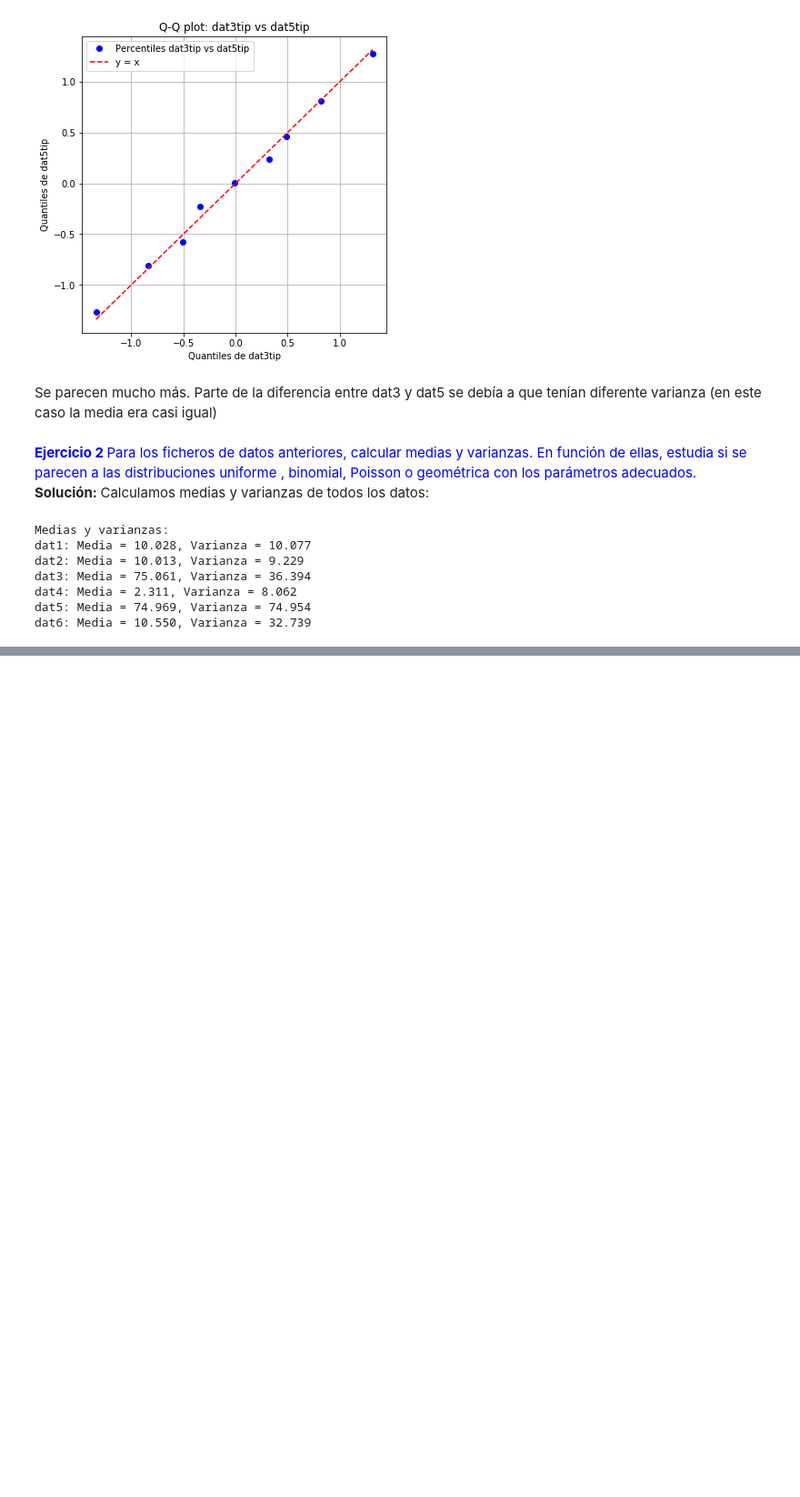
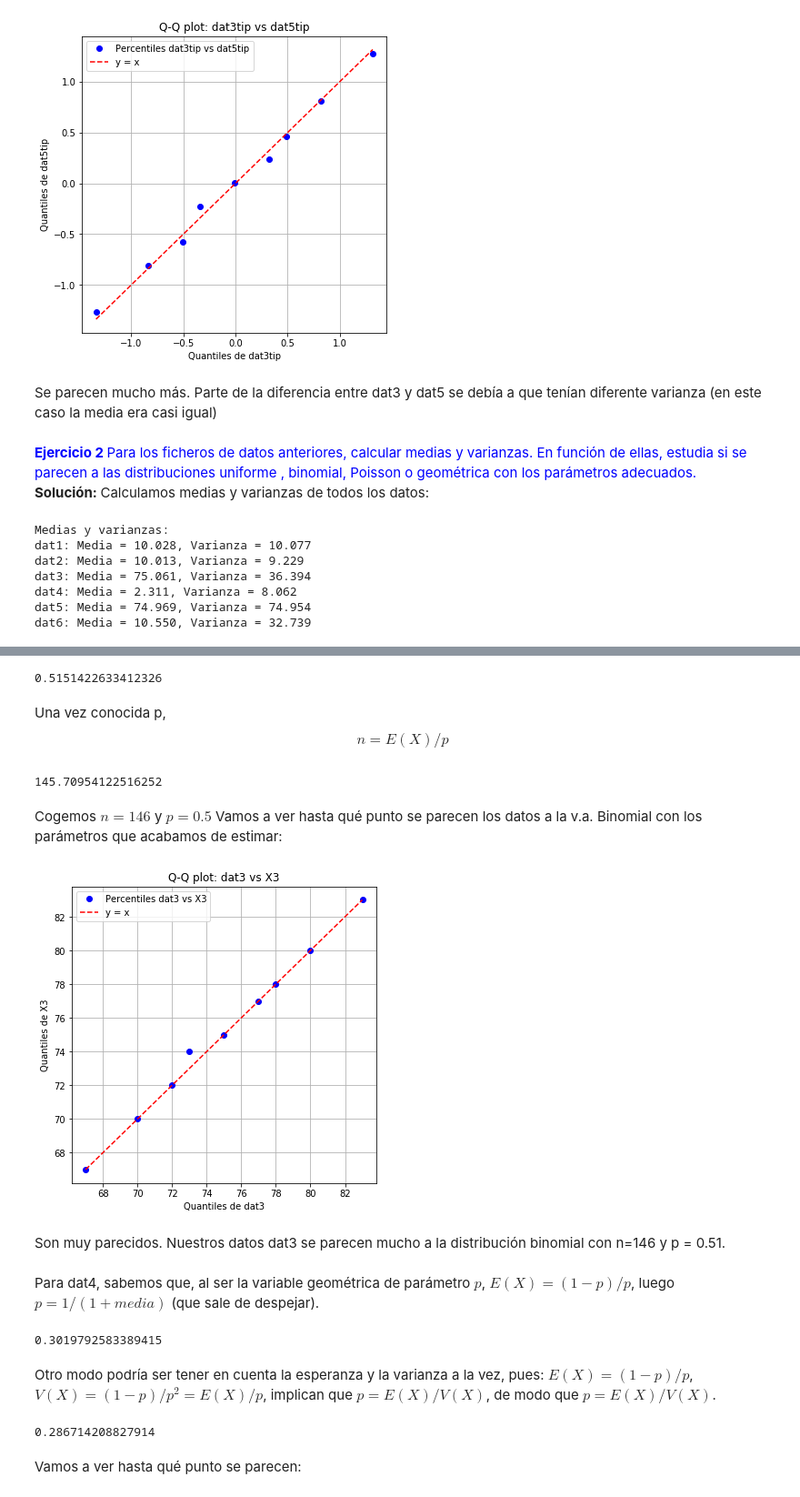
Before and after one commit to JMALMIRA/statistics, a Jupyter notebook: PRACTICA 9 ESTADISTICA.ipynb, the cells around one changed output, grey strips where cells are left out. Shown at 91% size. Saved outputs shown, nothing was run; the diff lists cells and outputs as text; code cells hidden in the pictures; blank space fills up the shorter version.

```diff
--- a/PRACTICA 9 ESTADISTICA.ipynb
+++ b/PRACTICA 9 ESTADISTICA.ipynb
@@ -182,0 +202,55 @@ dat6: Media = 10.550, Varianza = 32.739
+# %%
+p=1-dat3.var()/dat3.mean()
+p
+# %% [output]
+0.5151422633412326
+# %% [markdown]
+Una vez conocida p,
+$$n = E(X)/p$$
+# %%
+n=dat3.mean()/p
+n
+# %% [output]
+145.70954122516252
+# %% [markdown]
+Cogemos $n = 146$ y $p=0.5$ Vamos a ver hasta qué punto se parecen los datos a la v.a. Binomial con los parámetros que acabamos de estimar:
+# %%
+from scipy.stats import binom
+X3=binom(146,p)
+# %%
+# Q-Q plot para dat1 y dat2
+Q = np.linspace(0.1, 0.9, 9)
+Qdat3 = np.percentile(dat3, Q*100)
+Qdat3teor = X3.ppf(Q)
+
+plt.figure(figsize=(6, 6))
+plt.plot(Qdat3, Qdat3teor, 'bo', label="Percentiles dat3 vs X3")
+plt.plot([min(Qdat3), max(Qdat3)], [min(Qdat3), max(Qdat3)], 'r--', label='y = x')
+plt.title('Q-Q plot: dat3 vs X3')
+plt.xlabel('Quantiles de dat3')
+plt.ylabel('Quantiles de X3')
+plt.legend()
+plt.grid(True)
+plt.show()
+# %% [output]
+[figure, added]
+# %% [markdown]
+Son muy parecidos. Nuestros datos dat3 se parecen mucho a la distribución binomial con n=146 y p = 0.51.
+# %% [markdown]
+
+Para dat4, sabemos que, al ser la variable geométrica de parámetro $p$, $E(X) = (1-p)/p$, luego $p= 1/(1+media)$ (que sale de despejar).
+# %%
+p=1/(1+dat4.mean())
+p
+# %% [output]
+0.3019792583389415
+# %% [markdown]
+
+Otro modo podría ser tener en cuenta la esperanza y la varianza a la vez, pues: $E(X)=(1-p)/p$, $V(X)=(1-p)/p^2=E(X)/p$, implican que $p=E(X)/V(X)$, de modo que $p=E(X)/V(X)$.
+# %%
+p=dat4.mean()/dat4.var()
+p
+# %% [output]
+0.286714208827914
+# %% [markdown]
+Vamos a ver hasta qué punto se parecen:
```
Also changed, not shown: parts of 13 cells of this notebook.
